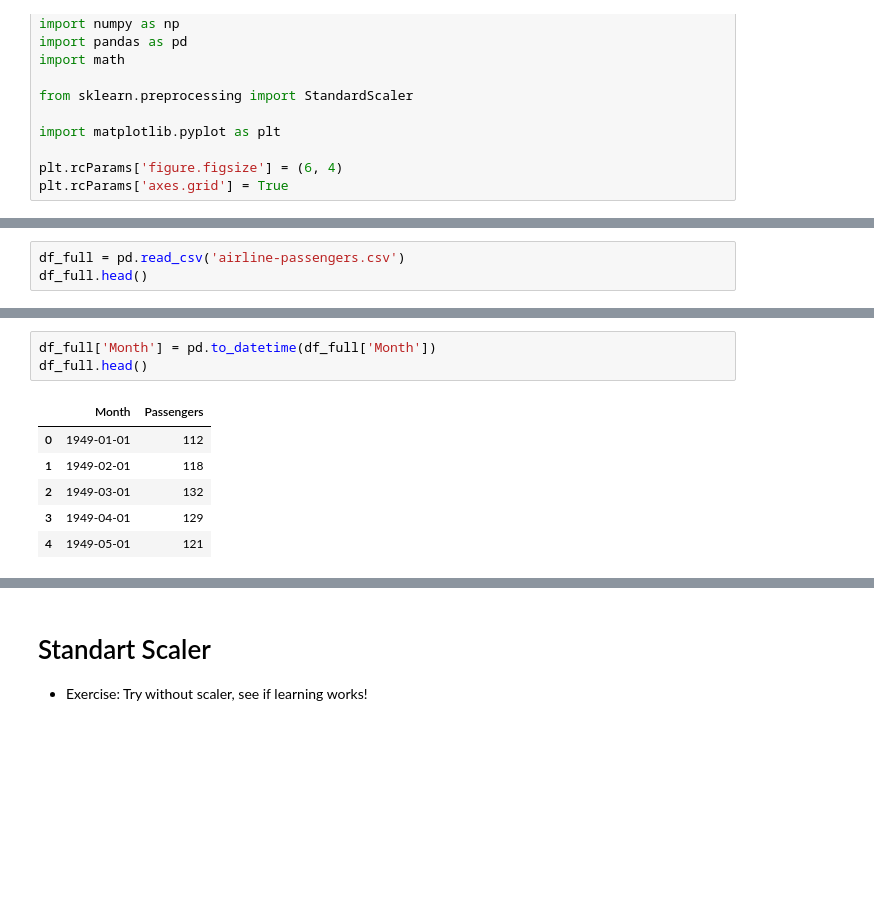
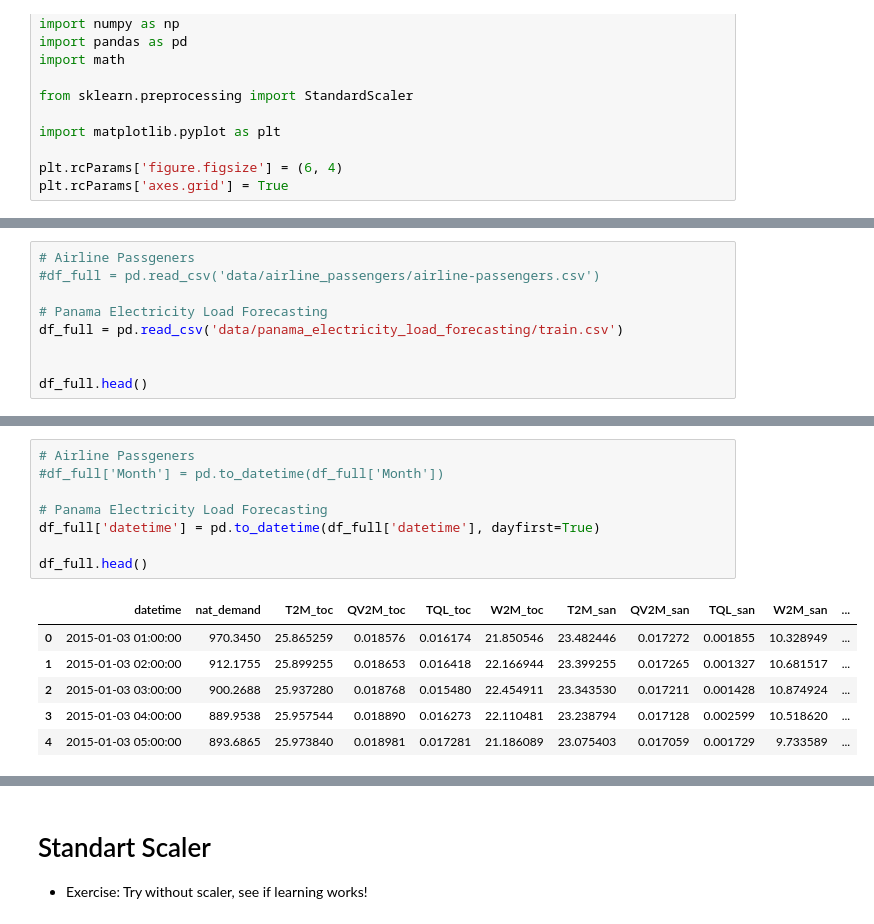
Before and after one commit to fualsan/DeepTimeSeriesFromScratch, a Jupyter notebook: GenerativeForecast.ipynb, the cells around one changed output, grey strips where cells are left out. Drawn from its saved outputs; the diff is of its cells as text; blank space fills up the shorter version.

```diff
--- a/GenerativeForecast.ipynb
+++ b/GenerativeForecast.ipynb
@@ -29,4 +29,10 @@ plt.rcParams['axes.grid'] = True
 # %%
-df_full = pd.read_csv('airline-passengers.csv')
+# Airline Passgeners
+#df_full = pd.read_csv('data/airline_passengers/airline-passengers.csv')
+
+# Panama Electricity Load Forecasting
+df_full = pd.read_csv('data/panama_electricity_load_forecasting/train.csv')
+
+
 df_full.head()
 # %% [output]
@@ -39,11 +45,16 @@ df_full.head()
 # %%
-df_full['Month'] = pd.to_datetime(df_full['Month'])
+# Airline Passgeners
+#df_full['Month'] = pd.to_datetime(df_full['Month'])
+
+# Panama Electricity Load Forecasting
+df_full['datetime'] = pd.to_datetime(df_full['datetime'], dayfirst=True)
+
 df_full.head()
 # %% [output]
-|  | Month | Passengers |
-| 0 | 1949-01-01 | 112 |
-| 1 | 1949-02-01 | 118 |
-| 2 | 1949-03-01 | 132 |
-| 3 | 1949-04-01 | 129 |
-| 4 | 1949-05-01 | 121 |
+|  | datetime | nat_demand | T2M_toc | QV2M_toc | TQL_toc | W2M_toc | T2M_san | QV2M_san | TQL_san | W2M_san | ... |
+| 0 | 2015-01-03 01:00:00 | 970.3450 | 25.865259 | 0.018576 | 0.016174 | 21.850546 | 23.482446 | 0.017272 | 0.001855 | 10.328949 | ... |
+| 1 | 2015-01-03 02:00:00 | 912.1755 | 25.899255 | 0.018653 | 0.016418 | 22.166944 | 23.399255 | 0.017265 | 0.001327 | 10.681517 | ... |
+| 2 | 2015-01-03 03:00:00 | 900.2688 | 25.937280 | 0.018768 | 0.015480 | 22.454911 | 23.343530 | 0.017211 | 0.001428 | 10.874924 | ... |
+| 3 | 2015-01-03 04:00:00 | 889.9538 | 25.957544 | 0.018890 | 0.016273 | 22.110481 | 23.238794 | 0.017128 | 0.002599 | 10.518620 | ... |
+| 4 | 2015-01-03 05:00:00 | 893.6865 | 25.973840 | 0.018981 | 0.017281 | 21.186089 | 23.075403 | 0.017059 | 0.001729 | 9.733589 | ... |
 # %%
```
Also changed, not shown: parts of 9 cells of this notebook, 9 other files.
